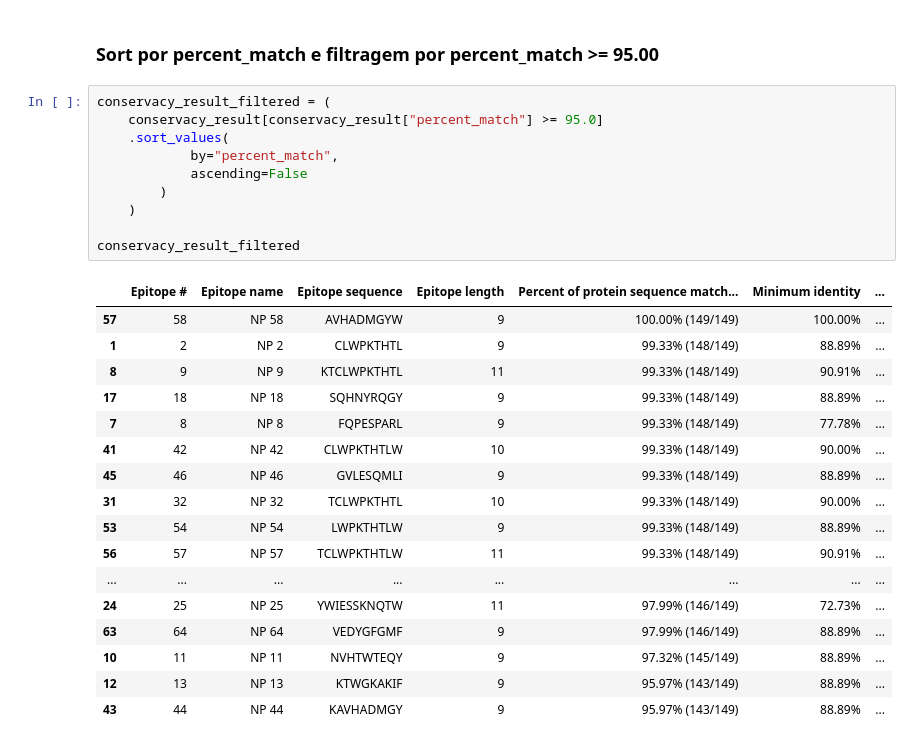
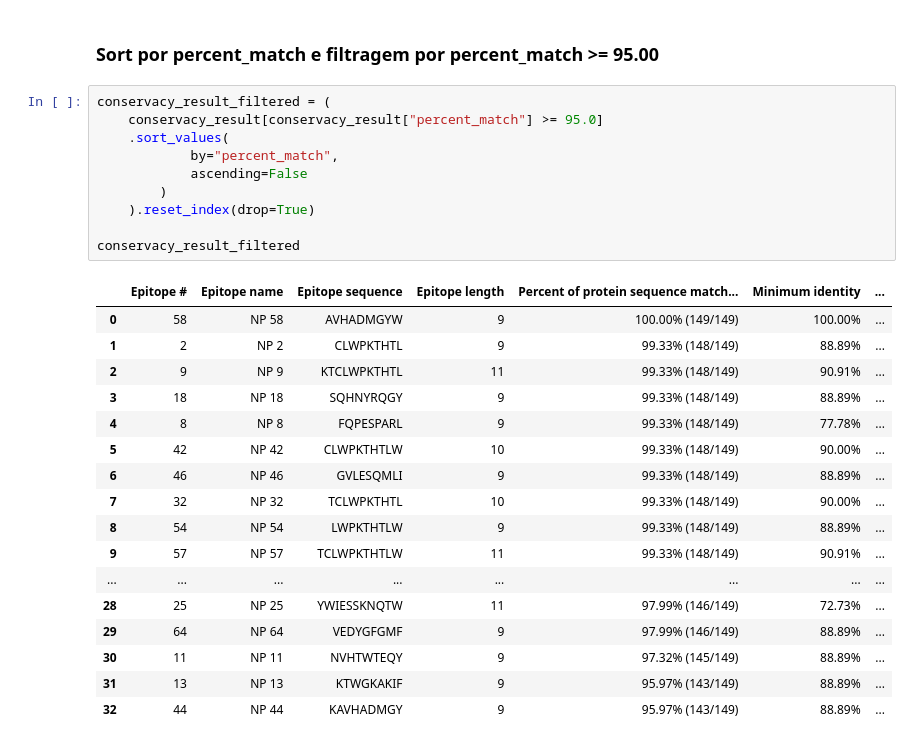
Before and after one commit to BuBitt/PIBIC-2026-DENV, a Jupyter notebook: Dados/DENV4/Epitopos/TCELL_1_filter.ipynb, the cells around one changed output. Saved outputs shown, nothing was run; the diff lists cells and outputs as text.

```diff
--- a/Dados/DENV4/Epitopos/TCELL_1_filter.ipynb
+++ b/Dados/DENV4/Epitopos/TCELL_1_filter.ipynb
@@ -197,28 +197,28 @@ conservacy_result
 # %%
 conservacy_result_filtered = (
     conservacy_result[conservacy_result["percent_match"] >= 95.0]
     .sort_values(
             by="percent_match",
             ascending=False
         )
-    )
+    ).reset_index(drop=True)
 
 conservacy_result_filtered
 # %% [output]
 |  | Epitope # | Epitope name | Epitope sequence | Epitope length | Percent of protein sequence match... | Minimum identity | ... |
-| 57 | 58 | NP 58 | AVHADMGYW | 9 | 100.00% (149/149) | 100.00% | ... |
+| 0 | 58 | NP 58 | AVHADMGYW | 9 | 100.00% (149/149) | 100.00% | ... |
 | 1 | 2 | NP 2 | CLWPKTHTL | 9 | 99.33% (148/149) | 88.89% | ... |
-| 8 | 9 | NP 9 | KTCLWPKTHTL | 11 | 99.33% (148/149) | 90.91% | ... |
-| 17 | 18 | NP 18 | SQHNYRQGY | 9 | 99.33% (148/149) | 88.89% | ... |
-| 7 | 8 | NP 8 | FQPESPARL | 9 | 99.33% (148/149) | 77.78% | ... |
-| 41 | 42 | NP 42 | CLWPKTHTLW | 10 | 99.33% (148/149) | 90.00% | ... |
-| 45 | 46 | NP 46 | GVLESQMLI | 9 | 99.33% (148/149) | 88.89% | ... |
-| 31 | 32 | NP 32 | TCLWPKTHTL | 10 | 99.33% (148/149) | 90.00% | ... |
-| 53 | 54 | NP 54 | LWPKTHTLW | 9 | 99.33% (148/149) | 88.89% | ... |
-| 56 | 57 | NP 57 | TCLWPKTHTLW | 11 | 99.33% (148/149) | 90.91% | ... |
+| 2 | 9 | NP 9 | KTCLWPKTHTL | 11 | 99.33% (148/149) | 90.91% | ... |
+| 3 | 18 | NP 18 | SQHNYRQGY | 9 | 99.33% (148/149) | 88.89% | ... |
+| 4 | 8 | NP 8 | FQPESPARL | 9 | 99.33% (148/149) | 77.78% | ... |
+| 5 | 42 | NP 42 | CLWPKTHTLW | 10 | 99.33% (148/149) | 90.00% | ... |
+| 6 | 46 | NP 46 | GVLESQMLI | 9 | 99.33% (148/149) | 88.89% | ... |
+| 7 | 32 | NP 32 | TCLWPKTHTL | 10 | 99.33% (148/149) | 90.00% | ... |
+| 8 | 54 | NP 54 | LWPKTHTLW | 9 | 99.33% (148/149) | 88.89% | ... |
+| 9 | 57 | NP 57 | TCLWPKTHTLW | 11 | 99.33% (148/149) | 90.91% | ... |
 | ... | ... | ... | ... | ... | ... | ... | ... |
-| 24 | 25 | NP 25 | YWIESSKNQTW | 11 | 97.99% (146/149) | 72.73% | ... |
-| 63 | 64 | NP 64 | VEDYGFGMF | 9 | 97.99% (146/149) | 88.89% | ... |
-| 10 | 11 | NP 11 | NVHTWTEQY | 9 | 97.32% (145/149) | 88.89% | ... |
-| 12 | 13 | NP 13 | KTWGKAKIF | 9 | 95.97% (143/149) | 88.89% | ... |
-| 43 | 44 | NP 44 | KAVHADMGY | 9 | 95.97% (143/149) | 88.89% | ... |
+| 28 | 25 | NP 25 | YWIESSKNQTW | 11 | 97.99% (146/149) | 72.73% | ... |
+| 29 | 64 | NP 64 | VEDYGFGMF | 9 | 97.99% (146/149) | 88.89% | ... |
+| 30 | 11 | NP 11 | NVHTWTEQY | 9 | 97.32% (145/149) | 88.89% | ... |
+| 31 | 13 | NP 13 | KTWGKAKIF | 9 | 95.97% (143/149) | 88.89% | ... |
+| 32 | 44 | NP 44 | KAVHADMGY | 9 | 95.97% (143/149) | 88.89% | ... |
```
Also changed, not shown: parts of 1 cell of this notebook, 8 other files.
